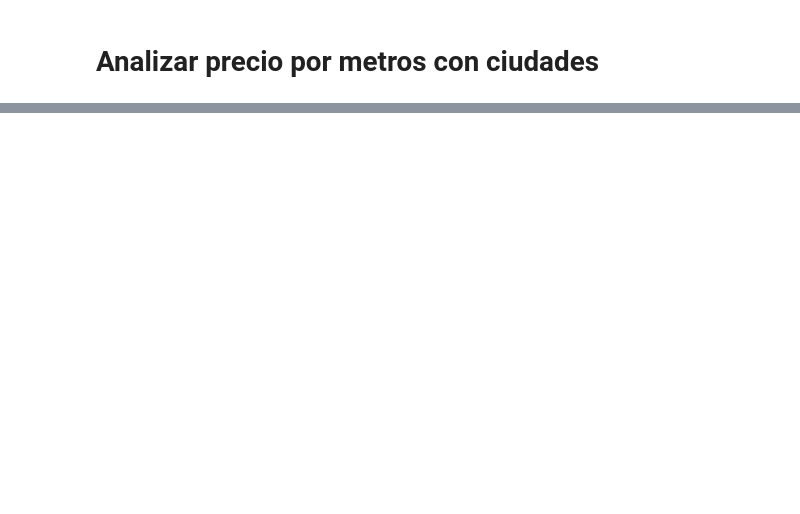
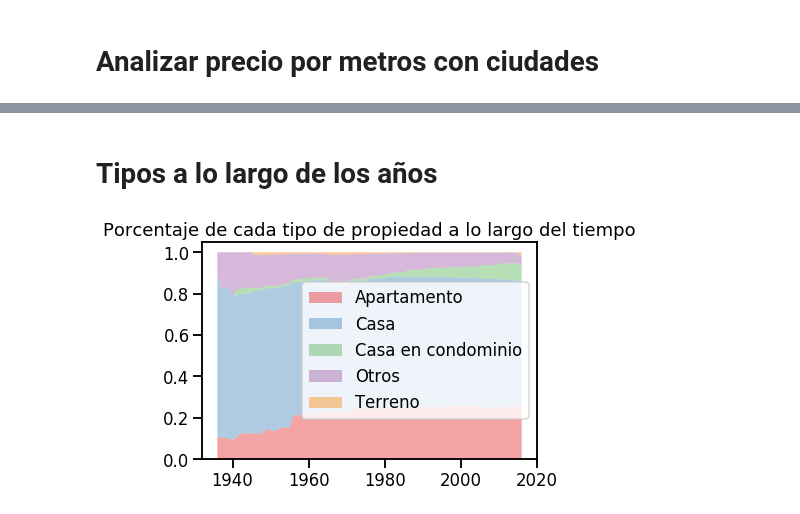
Before and after one commit to taielc/Fiuba_Datos_TP1, a Jupyter notebook: nb_principal.ipynb, the cells around one changed output, grey strips where cells are left out. Drawn from its saved outputs; the diff is of its cells as text; code cells hidden in the pictures; blank space fills up the shorter version.

```diff
--- a/nb_principal.ipynb
+++ b/nb_principal.ipynb
@@ -722,0 +885,26 @@ df_filtrado['provincia'].value_counts(normalize = 1)
+# %% [markdown]
+# Tipos a lo largo de los años
+# %%
+tipos_antiguedad = df_filtrado_tipo.copy()
+tipos_antiguedad['aux'] = 1
+tipos_antiguedad['antiguedad'] = 2016-tipos_antiguedad['antiguedad']
+
+tipos_antiguedad = tipos_antiguedad.pivot_table(values='aux', index='antiguedad', columns='tipo', aggfunc='sum', dropna=True, fill_value=0)
+
+# Agregamos todas las angigüedades faltantes con 0
+for i in range(int(min(tipos_antiguedad.index)),int(max(tipos_antiguedad.index))):
+    if i not in tipos_antiguedad.index:
+        tipos_antiguedad.loc[i] = 0
+
+tipos_antiguedad = tipos_antiguedad.sort_index().cumsum(axis=0)
+# %%
+# Gráfico de % de cada tipo en realación al año
+
+porcentaje_tipos_antiguedad = tipos_antiguedad.divide(tipos_antiguedad.sum(axis=1), axis=0)
+
+plt.title('Porcentaje de cada tipo de propiedad a lo largo del tiempo')
+plt.stackplot(porcentaje_tipos_antiguedad.index,*(porcentaje_tipos_antiguedad[columna] for columna in porcentaje_tipos_antiguedad.columns), labels=tipos_antiguedad.columns, colors=sns.color_palette("Set1"), alpha=0.4 )
+plt.legend(loc='right')
+plt.show()
+# %% [output]
+[figure, added]
```
Also changed, not shown: parts of 60 cells of this notebook, 2 other files.
